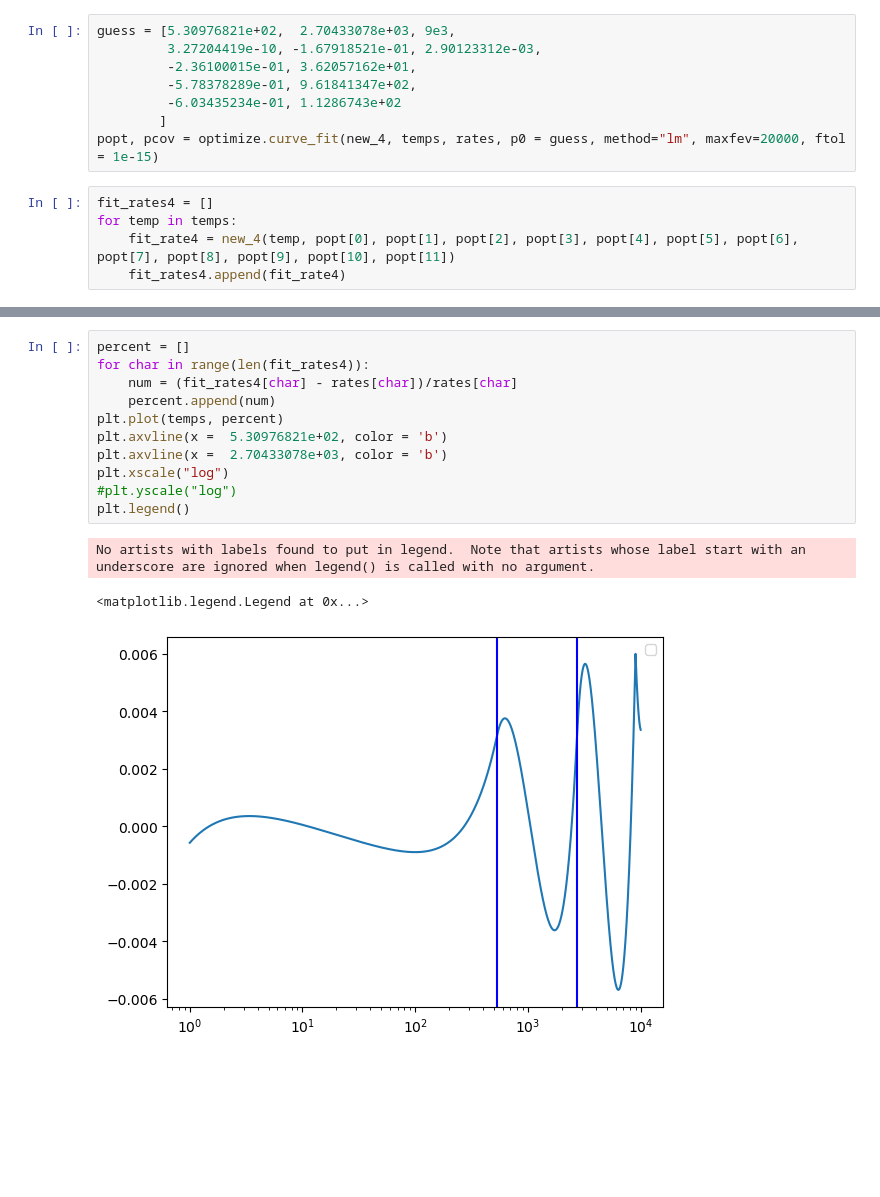
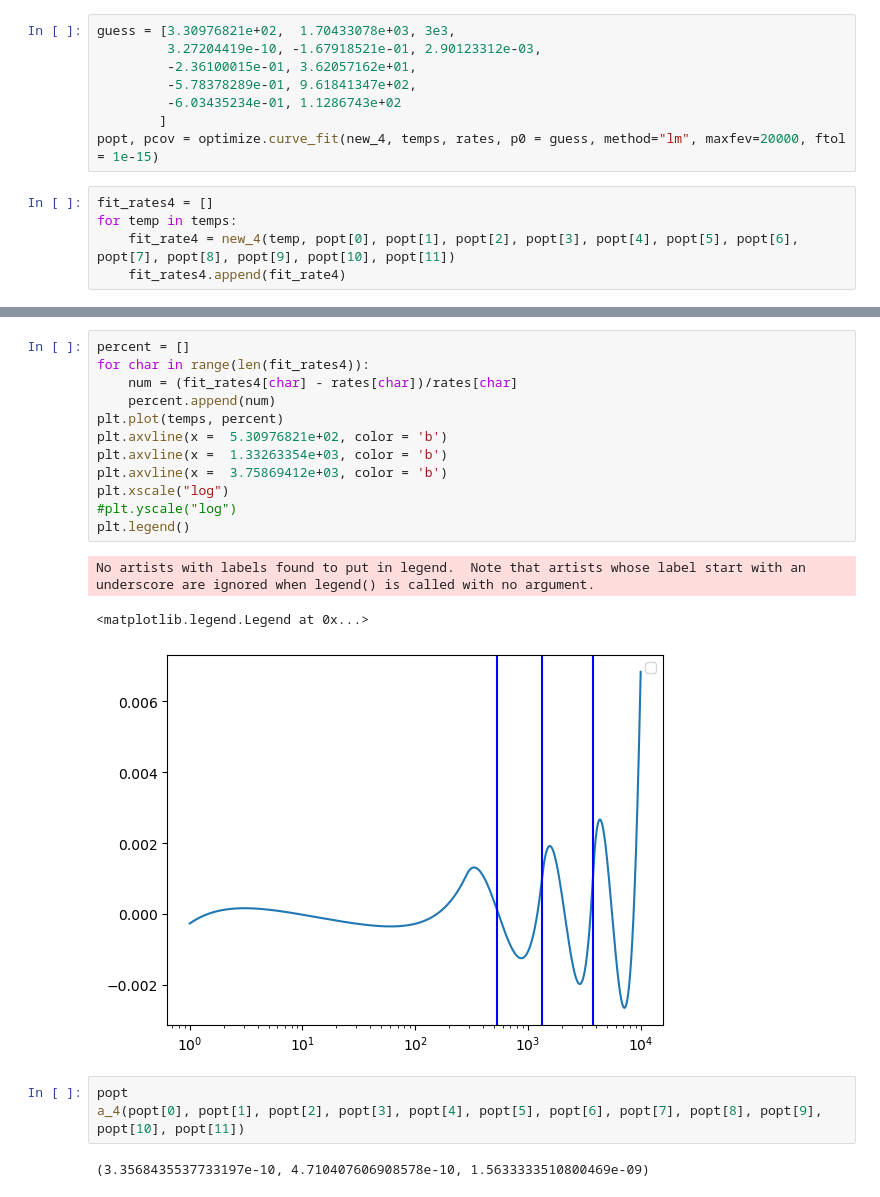
Before and after one commit to wostling/SavinGroup, a Jupyter notebook: Contiuous_Piecewise_Fits.ipynb, the cells around one changed output, grey strips where cells are left out. Drawn from its saved outputs; the diff is of its cells as text; blank space fills up the shorter version.

```diff
--- a/Contiuous_Piecewise_Fits.ipynb
+++ b/Contiuous_Piecewise_Fits.ipynb
@@ -373,7 +405,7 @@ def new_4(T, T1, T2, T3, a1, b1, gamma1, b2, gamma2, b3, gamma3, b4, gamma4):
                          lambda T:(a4*((T/300)**b4) * np.exp(-gamma4/T))
                         ])
 # %%
-guess = [5.30976821e+02,  2.70433078e+03, 9e3,
+guess = [3.30976821e+02,  1.70433078e+03, 3e3,
          3.27204419e-10, -1.67918521e-01, 2.90123312e-03,
          -2.36100015e-01, 3.62057162e+01,
          -5.78378289e-01, 9.61841347e+02,
@@ -401,18 +433,24 @@ plt.legend()
 # %%
 percent = []
 for char in range(len(fit_rates4)):
     num = (fit_rates4[char] - rates[char])/rates[char]
     percent.append(num)
 plt.plot(temps, percent)
 plt.axvline(x =  5.30976821e+02, color = 'b')
-plt.axvline(x =  2.70433078e+03, color = 'b')
+plt.axvline(x =  1.33263354e+03, color = 'b')
+plt.axvline(x =  3.75869412e+03, color = 'b')
 plt.xscale("log")
 #plt.yscale("log")
 plt.legend()
 # %% [output]
 No artists with labels found to put in legend.  Note that artists whose label start with an underscore are ignored when legend() is called with no argument.
 <matplotlib.legend.Legend at 0x...>
-[figure, old version]
+[figure, new version]
+# %%
+popt
+a_4(popt[0], popt[1], popt[2], popt[3], popt[4], popt[5], popt[6], popt[7], popt[8], popt[9], popt[10], popt[11])
+# %% [output]
+(3.3568435537733197e-10, 4.710407606908578e-10, 1.5633333510800469e-09)
 # %%
 popt
 # %% [output]
```
Also changed, not shown: parts of 10 cells of this notebook, 1 other file.
